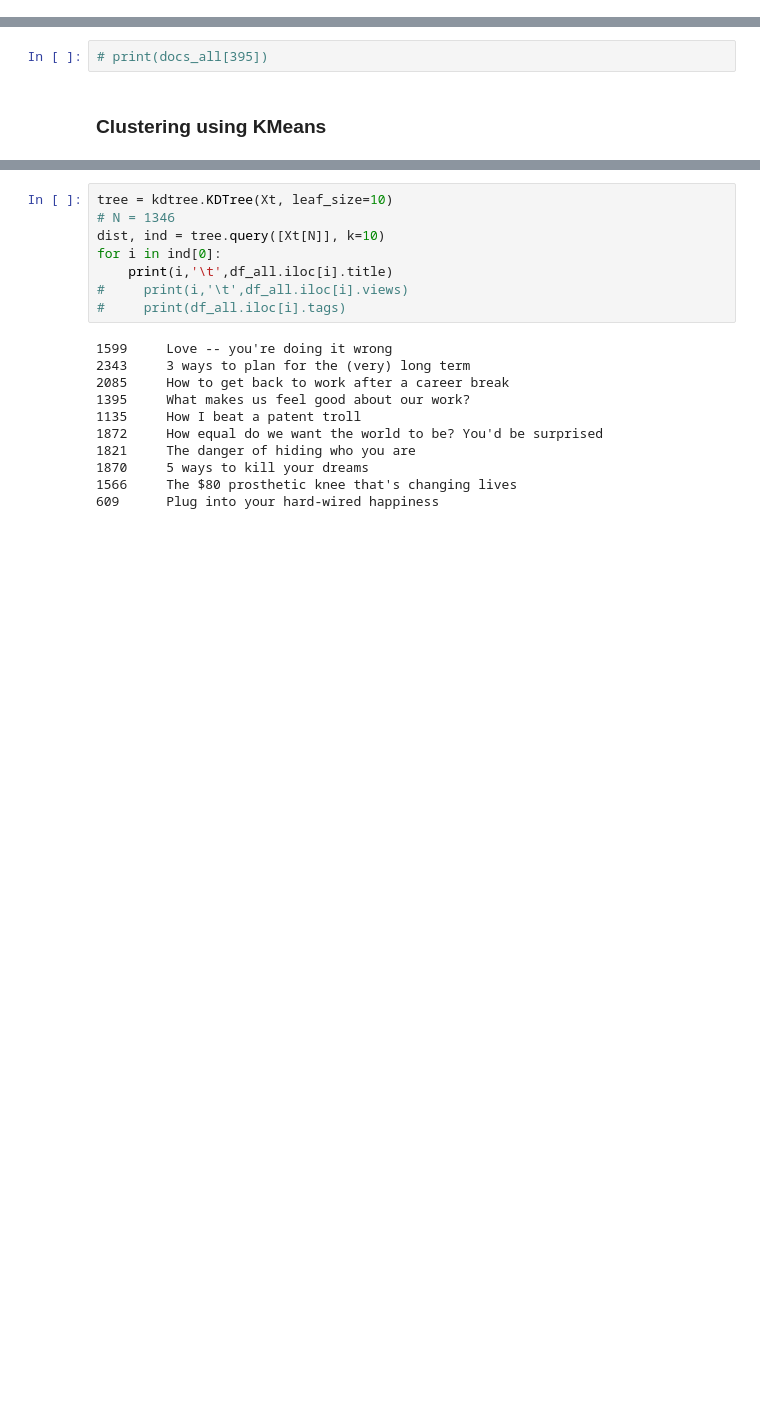
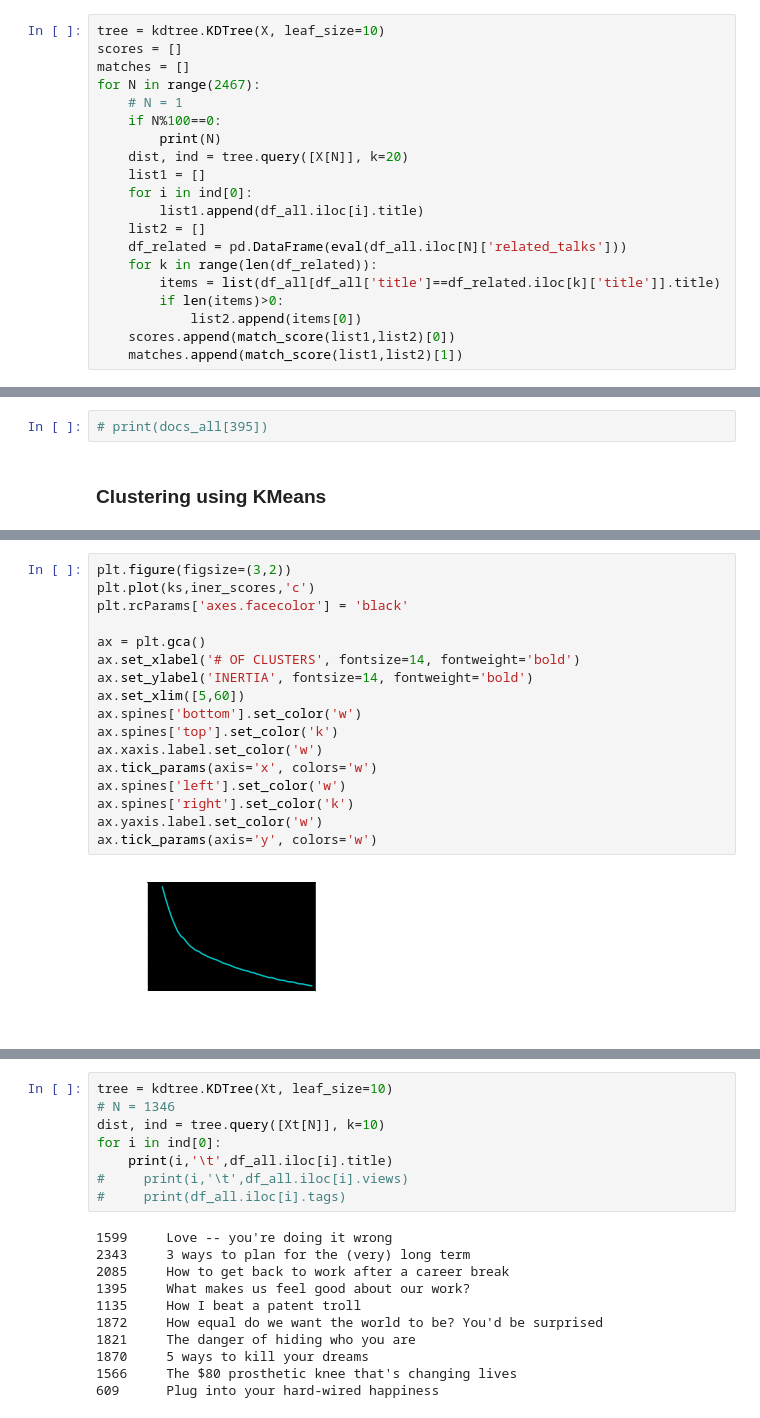
Before and after one commit to sealoving/Liang_Metis, a Jupyter notebook: Project_4/P4_clustering_LDA.ipynb, the cells around one changed output, grey strips where cells are left out. Saved outputs shown, nothing was run; the diff lists cells and outputs as text; blank space fills up the shorter version.

```diff
--- a/Project_4/P4_clustering_LDA.ipynb
+++ b/Project_4/P4_clustering_LDA.ipynb
@@ -110,0 +139,20 @@ import sklearn.neighbors.kd_tree as kdtree
+# %%
+tree = kdtree.KDTree(X, leaf_size=10)
+scores = []
+matches = []
+for N in range(2467):
+    # N = 1
+    if N%100==0:
+        print(N)
+    dist, ind = tree.query([X[N]], k=20)
+    list1 = []
+    for i in ind[0]:
+        list1.append(df_all.iloc[i].title)
+    list2 = []
+    df_related = pd.DataFrame(eval(df_all.iloc[N]['related_talks']))
+    for k in range(len(df_related)):
+        items = list(df_all[df_all['title']==df_related.iloc[k]['title']].title)
+        if len(items)>0:
+            list2.append(items[0])
+    scores.append(match_score(list1,list2)[0])
+    matches.append(match_score(list1,list2)[1])
@@ -197,0 +268,19 @@ array([18, 29, 18, ..., 28, 18, 10], dtype=int32)
+# %%
+plt.figure(figsize=(3,2))
+plt.plot(ks,iner_scores,'c')
+plt.rcParams['axes.facecolor'] = 'black'
+
+ax = plt.gca()
+ax.set_xlabel('# OF CLUSTERS', fontsize=14, fontweight='bold')
+ax.set_ylabel('INERTIA', fontsize=14, fontweight='bold')
+ax.set_xlim([5,60])
+ax.spines['bottom'].set_color('w')
+ax.spines['top'].set_color('k')
+ax.xaxis.label.set_color('w')
+ax.tick_params(axis='x', colors='w')
+ax.spines['left'].set_color('w')
+ax.spines['right'].set_color('k')
+ax.yaxis.label.set_color('w')
+ax.tick_params(axis='y', colors='w')
+# %% [output]
+[figure, added]
```
Also changed, not shown: parts of 16 cells of this notebook, 3 other files.
